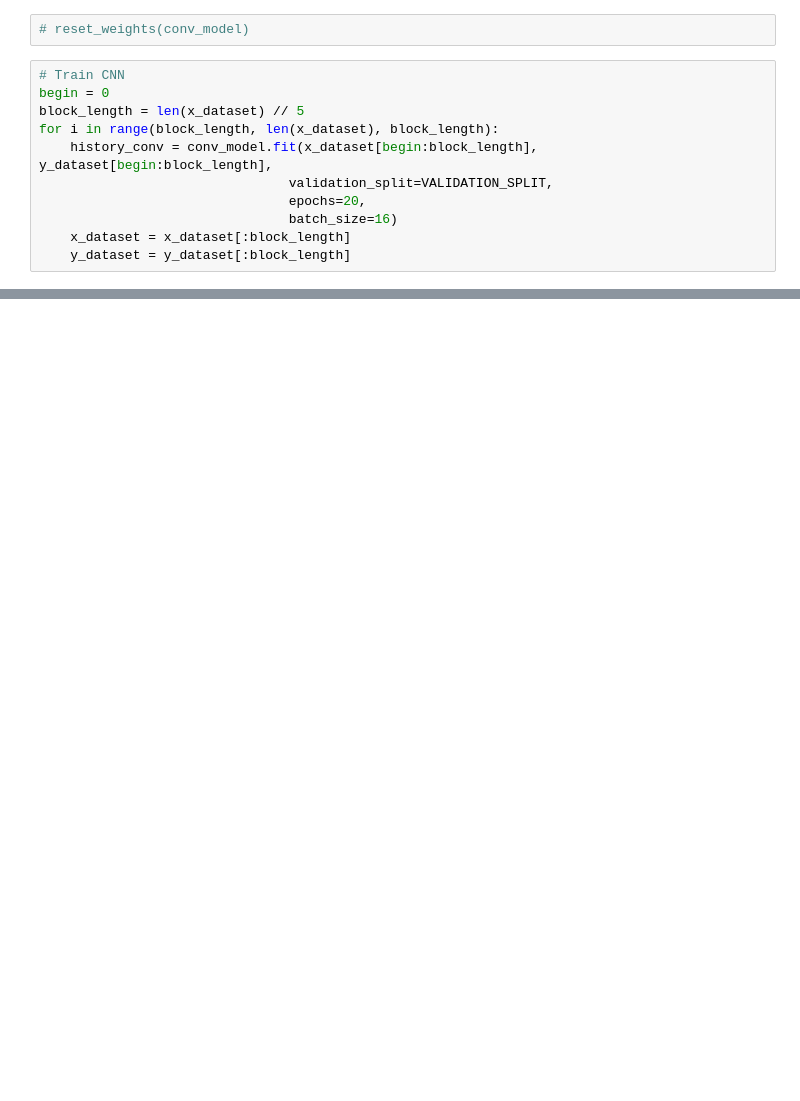
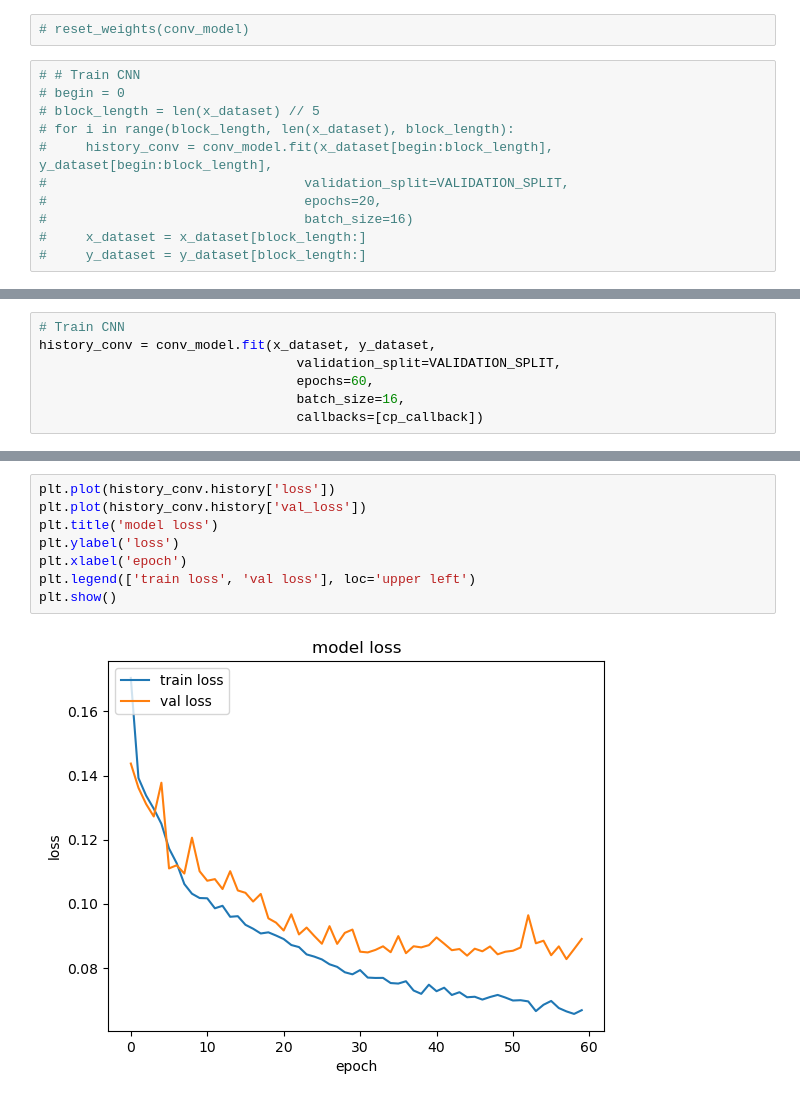
Before and after one commit to mackWilson2795/353_cnn_trainer, a Jupyter notebook: cnn_trainer_jupy.ipynb, the cells around one changed output, grey strips where cells are left out. Cells and saved outputs as stored; diff of their text form; blank space fills up the shorter version.

```diff
--- a/cnn_trainer_jupy.ipynb
+++ b/cnn_trainer_jupy.ipynb
@@ -134,13 +128,13 @@ Skipping registering GPU devices...
 # %%
 # reset_weights(conv_model)
 # %%
-# Train CNN
-begin = 0
-block_length = len(x_dataset) // 5
-for i in range(block_length, len(x_dataset), block_length):
-    history_conv = conv_model.fit(x_dataset[begin:block_length], y_dataset[begin:block_length],
-                                validation_split=VALIDATION_SPLIT,
-                                epochs=20,
-                                batch_size=16)
-    x_dataset = x_dataset[:block_length]
-    y_dataset = y_dataset[:block_length]
+# # Train CNN
+# begin = 0
+# block_length = len(x_dataset) // 5
+# for i in range(block_length, len(x_dataset), block_length):
+#     history_conv = conv_model.fit(x_dataset[begin:block_length], y_dataset[begin:block_length],
+#                                 validation_split=VALIDATION_SPLIT,
+#                                 epochs=20,
+#                                 batch_size=16)
+#     x_dataset = x_dataset[block_length:]
+#     y_dataset = y_dataset[block_length:]
@@ -153,0 +141,7 @@ x_dataset[0:20,:,:].shape
+# %%
+# Train CNN
+history_conv = conv_model.fit(x_dataset, y_dataset,
+                                 validation_split=VALIDATION_SPLIT,
+                                 epochs=60,
+                                 batch_size=16,
+                                 callbacks=[cp_callback])
@@ -153,0 +166,10 @@ x_dataset[0:20,:,:].shape
+# %%
+plt.plot(history_conv.history['loss'])
+plt.plot(history_conv.history['val_loss'])
+plt.title('model loss')
+plt.ylabel('loss')
+plt.xlabel('epoch')
+plt.legend(['train loss', 'val loss'], loc='upper left')
+plt.show()
+# %% [output]
+[figure, added]
```
Also changed, not shown: parts of 15 cells of this notebook, 10 other files.
